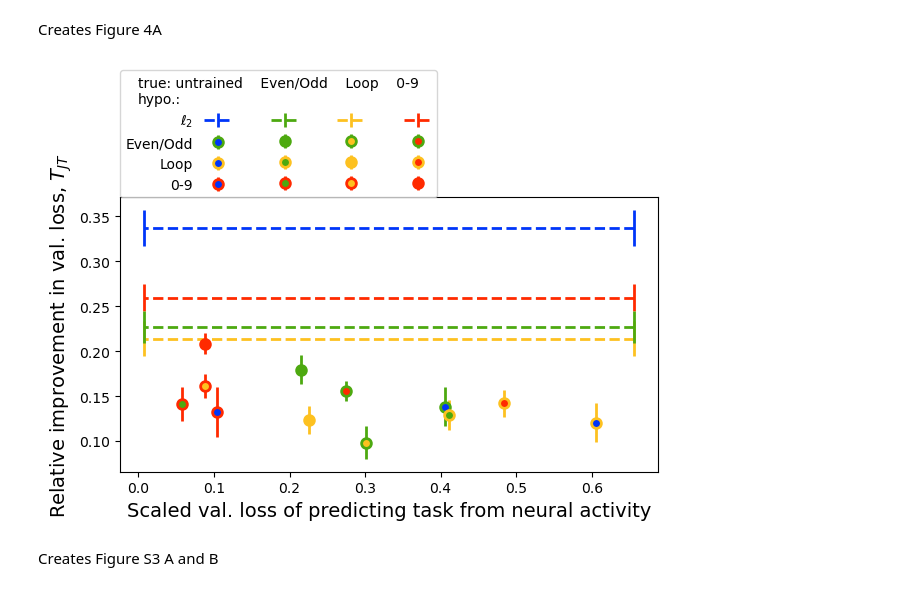
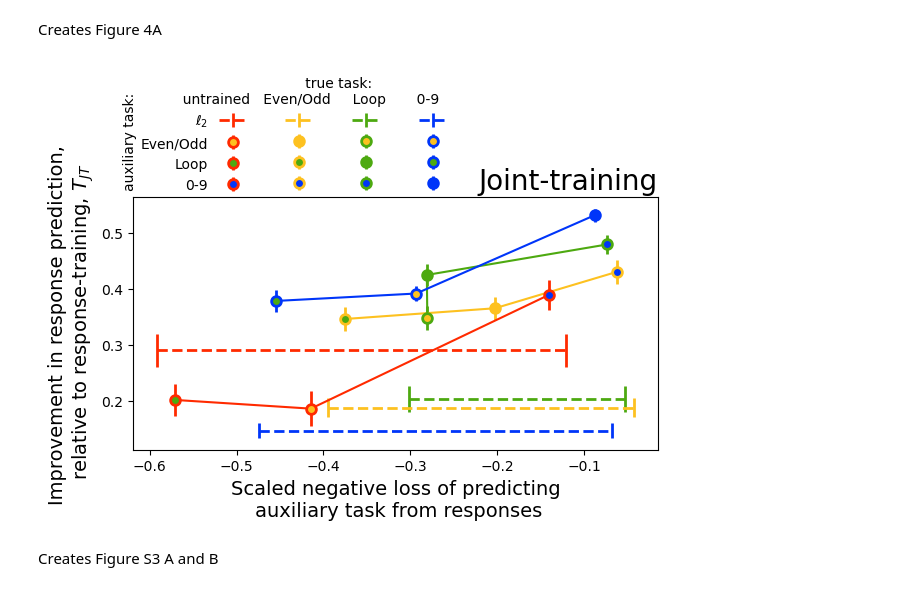
Before and after one commit to zdeblick/JointTraining, a Jupyter notebook: Figures.ipynb, the cells around one changed output. Saved outputs shown, nothing was run; the diff lists cells and outputs as text; code cells hidden in the pictures.

```diff
--- a/Figures.ipynb
+++ b/Figures.ipynb
@@ -200,34 +211,42 @@ Creates Figure 4A
 # %%
 fig,ax = plt.subplots()
 cmap2 = cc.cm.rainbow
-cs = cmap2(np.arange(4)/3)
+cs = np.flipud(cmap2(np.arange(4)/3))
+# cs = ['m','r','g','b']
 _, matchs, trains = task_matches.shape
 
 
 hs = np.empty((trains, matchs+1),dtype=object)
 
 for t_i in range(trains):
-    h = plt.errorbar([-np.min(task_matches)+0.05,-np.max(task_matches)-0.05],[np.mean(teaches,axis=0)[0,t_i]]*2,yerr=np.std(teaches[:,0,t_i])/np.sqrt(trials),ls='--',lw=2,c=cs[t_i],zorder=-t_i)
+    h = plt.errorbar([np.min(task_matches[:,:,t_i])-0.02,np.max(task_matches[:,:,t_i])+0.02],[np.mean(teaches,axis=0)[0,t_i]]*2,yerr=np.std(teaches[:,0,t_i])/np.sqrt(trials),ls='--',lw=2,c=cs[t_i],zorder=-t_i)
     hs[t_i,0] = h
 
 for t_i in range(trains):
     for m_i in range(matchs):
-        h = plt.errorbar(-np.mean(task_matches[:,m_i,t_i]),np.mean(teaches[:,m_i+1,t_i]),yerr=np.std(teaches[:,m_i+1,t_i])/np.sqrt(trials),fmt='o'
-                         ,markerfacecolor=cs[t_i],ecolor=cs[m_i+1],markeredgecolor=cs[m_i+1],markeredgewidth=2,elinewidth=2,ms=7)
+        h = plt.errorbar(np.mean(task_matches[:,m_i,t_i]),np.mean(teaches[:,m_i+1,t_i]),yerr=np.std(teaches[:,m_i+1,t_i])/np.sqrt(trials),fmt='o'
+                         ,markerfacecolor=cs[m_i+1],ecolor=cs[t_i],markeredgecolor=cs[t_i],markeredgewidth=2,elinewidth=2,ms=7)
         hs[t_i,m_i+1] = h
+for t_i in range(trains):
+    order = np.argsort(-np.mean(task_matches[:,:,t_i]+teaches[:,1:,t_i],axis=0))
+    plt.plot(np.mean(task_matches[:,:,t_i],axis=0)[order],np.mean(teaches[:,1:,t_i],axis=0)[order],color=cs[t_i])
 
 matchs+=1
 labels = hypo_labels[-matchs:]+['']*(matchs-1)*(trains+1)
-title = 'true:'+' '*1+(' '*4).join(train_labels[-trains:])+'\nhypo.:'
-plt.legend(np.ravel(hs),labels,ncol=trains,markerfirst=False,title=title,loc=(0,1))
+title = ' '*38+'true task:\n'+' '*10+(' '*3).join(train_labels[-trains:])
+plt.legend(np.ravel(hs),labels,ncol=trains,markerfirst=False,title=title,loc=(0,1),frameon=False)
+b,t = plt.ylim()
+l,r = plt.xlim()
+plt.text(l-0.02*(r-l),t+0.04*(t-b),'auxiliary task:',rotation=90)
 
-plt.xlabel('Scaled val. loss of predicting task from neural activity',fontsize=14)
-plt.ylabel('Relative improvement in val. loss, $T_{JT}$',fontsize=14)
+plt.xlabel('Scaled negative loss of predicting\n auxiliary task from responses',fontsize=14)
+plt.ylabel('Improvement in response prediction,\n relative to response-training, '+('$T_{JT}$' if joint else '$T_{TT}$'),fontsize=14)
+plt.title(('Joint-' if joint else 'Task-')+'training',fontsize=20,loc='right')
 fig.tight_layout()
-plt.savefig(savepath+'digits_Tjt_vs_zfromy_loss'+pen_label)
+plt.savefig(savepath+'digits_Tjt_vs_zfromy_loss'+pen_label+'_TT'*(not joint))
 # plt.ylim([0.05,0.22])
 # %% [output]
-[figure, old version]
+[figure, new version]
 # %% [markdown]
 Creates Figure S3 A and B
 # %%
```
Also changed, not shown: parts of 12 cells of this notebook, 19 other files.
